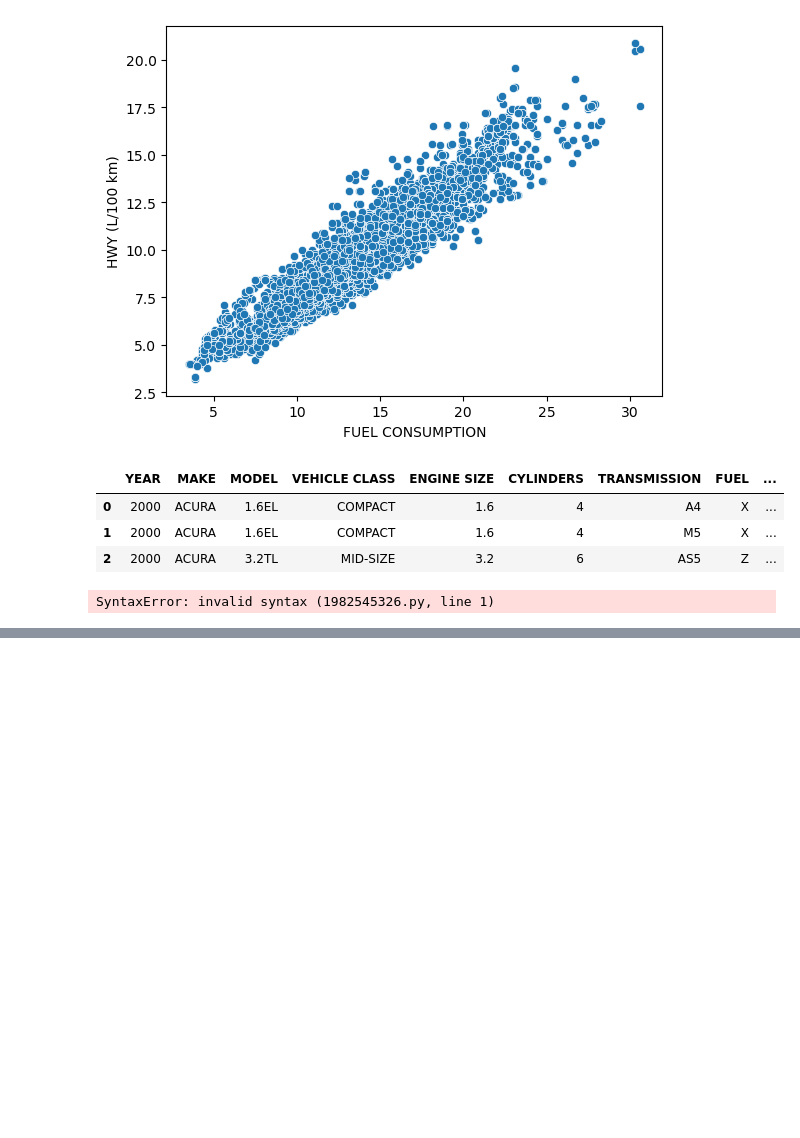
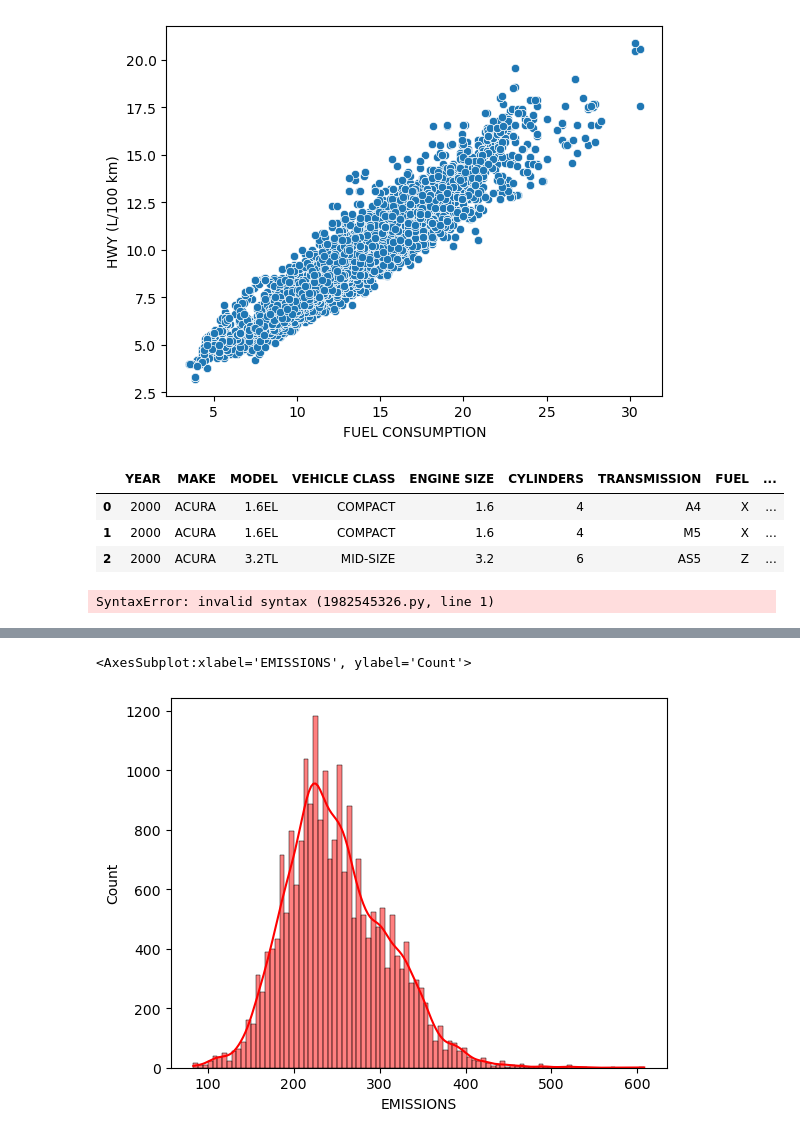
Before and after one commit to BSU04/py_viz_pract, a Jupyter notebook: fuel consumption .ipynb, the cells around one changed output, grey strips where cells are left out. Cells and saved outputs as stored; diff of their text form; code cells hidden in the pictures; blank space fills up the shorter version.

```diff
--- a/fuel consumption .ipynb
+++ b/fuel consumption .ipynb
@@ -208,0 +221,5 @@ sns.histplot(x="VEHICLE CLASS",data=df,bins=10);
+# %%
+sns.histplot(x="EMISSIONS",kde=True,data=df,color="red")
+# %% [output]
+<AxesSubplot:xlabel='EMISSIONS', ylabel='Count'>
+[figure, added]
```
Also changed, not shown: parts of 4 cells of this notebook, 1 other file.
